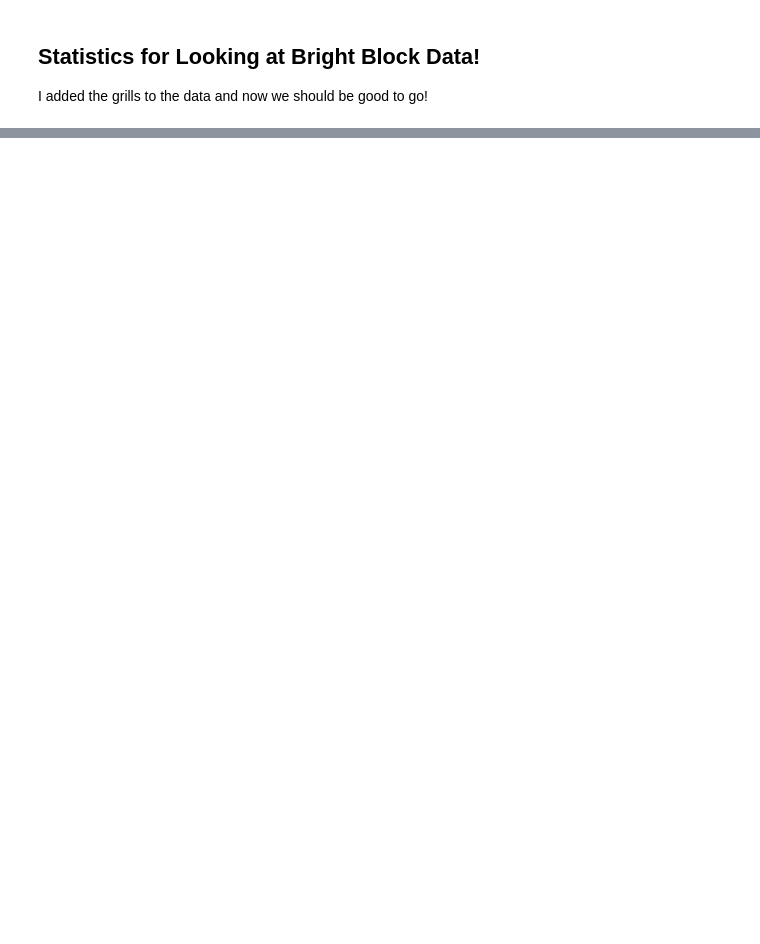
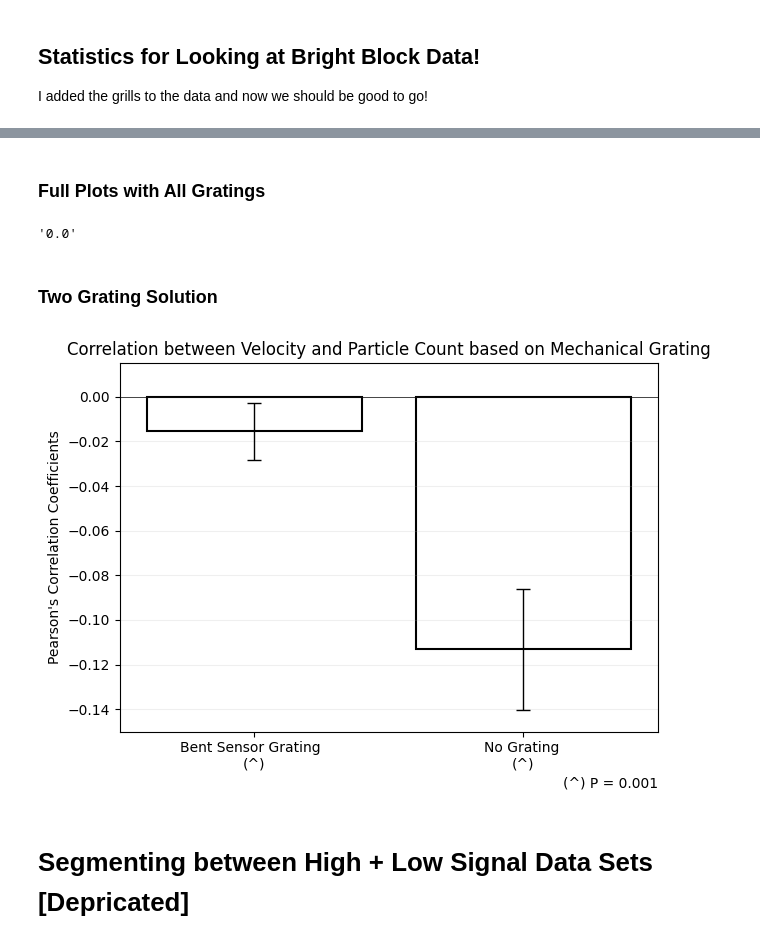
Before and after one commit to KelLynnP/BrightBlock, a Jupyter notebook: DataProcessing/MechValidationData.ipynb, the cells around one changed output, grey strips where cells are left out. Cells and saved outputs as stored; diff of their text form; code cells hidden in the pictures; blank space fills up the shorter version.

Commit message:
Full Datasets

```diff
--- a/DataProcessing/MechValidationData.ipynb
+++ b/DataProcessing/MechValidationData.ipynb
@@ -14,0 +93,2 @@ def weightedAverage(data, type_corr):
+# %% [markdown]
+### Full Plots with All Gratings
@@ -15,3 +117,43 @@ def weightedAverage(data, type_corr):
+# %%
+ str(round(p_values[1],4))
+# %% [output]
+'0.0'
+# %% [markdown]
+### Two Grating Solution
+# %%
+samples = ["Bent Sensor Grating  \n(^)", "No Grating \n(^)" ]
+corr_coeffs = [corr_with_BentGrating,corr_without_grating]
+std_errors = [se_with_BentGrating,  se_without_grating]  # Standard errors for error bars
+p_values = [p_value_bent, 100]  # Standard errors for error bars
+
+bar_colors = ['white',  'white']
+
+fig, ax = plt.subplots()
+ax.grid(True, which='major', axis='y', linestyle='-', alpha=0.2)  # Add gridlines for easier comparison
+ax.bar(samples, corr_coeffs,  color=bar_colors,  edgecolor='black', linewidth=1.5)
+
+# Adding error bars
+x_positions = range(len(samples))  # X positions for the error bars
+ax.errorbar(x_positions, corr_coeffs, yerr=std_errors, fmt='none', capsize=5, color='black', lw = 1)
+
+plt.yticks(fontsize=10)
+ax.plot([-1,3], [0,0], color = "black", lw = 0.5)
+ax.set_xlabel("(^) P = 0.001", loc = 'right')
+ax.set_ylabel("Pearson's Correlation Coefficients")
+
+
+ax.set_title("Correlation between Velocity and Particle Count based on Mechanical Grating")
+
+# ax.legend(title='Mechanical Grating Design')
+plt.ylim(-0.15, 0.015)
+plt.xlim(-0.5, 1.5)
+
+plt.tight_layout()  # Adjust layout to make room for everything
+plt.show()
+# %% [output]
+[figure, added]
+# %% [markdown]
+# Segmenting between High + Low Signal Data Sets [Depricated]
 # %%
 
 
```
Also changed, not shown: parts of 9 cells of this notebook, 11 other files.
